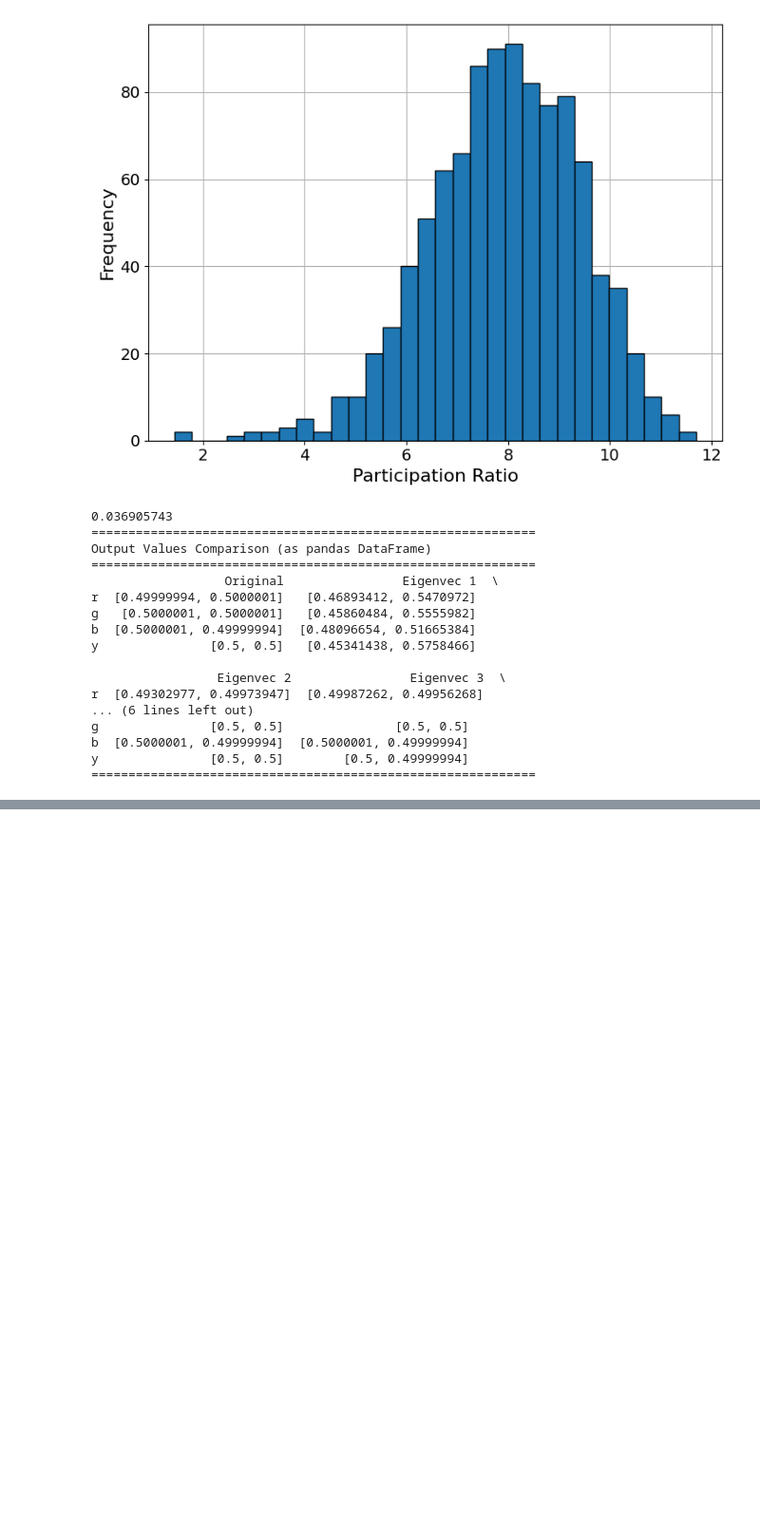
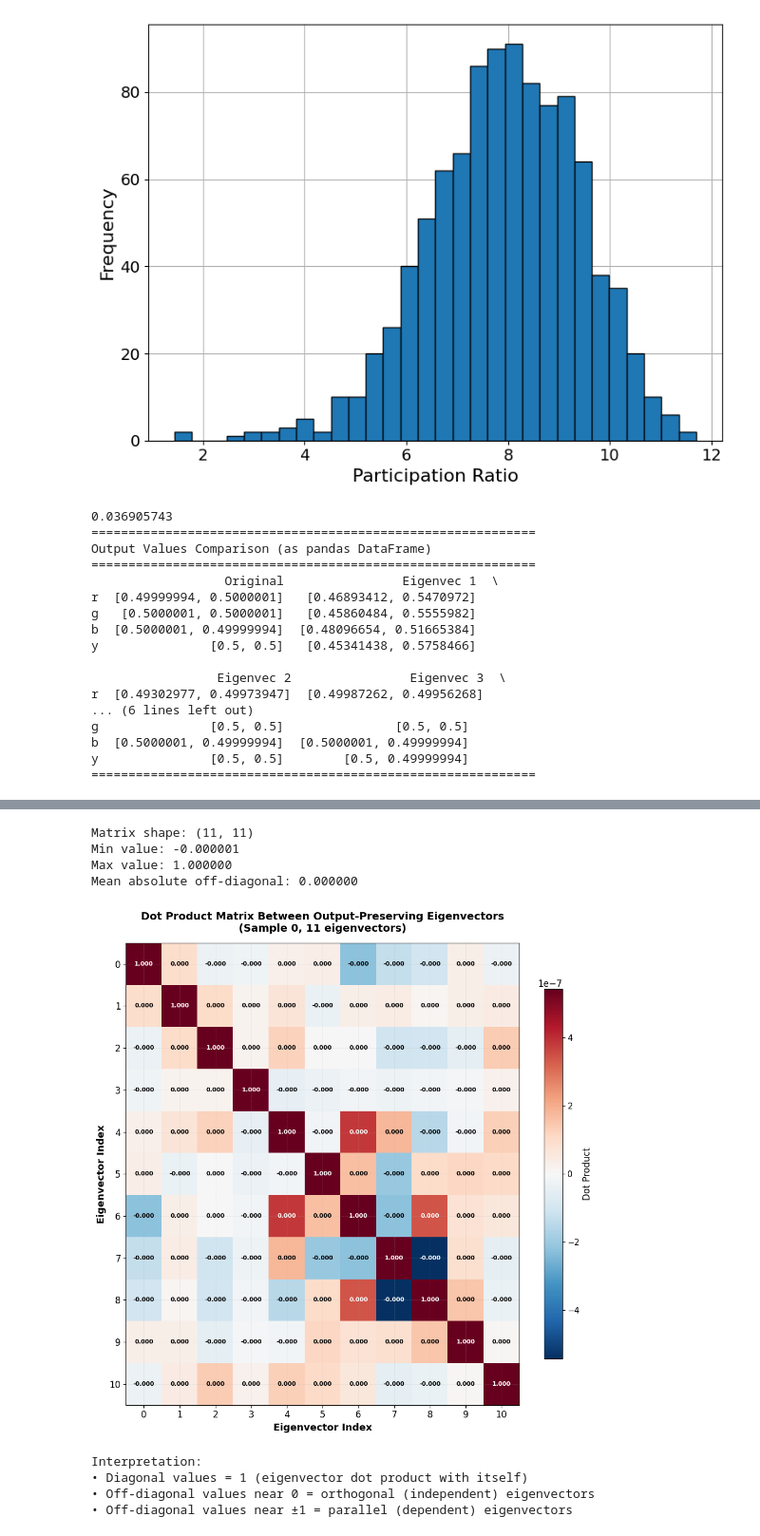
Before and after one commit to hizakim/4th_yr_project, a Jupyter notebook: TMR_after_2.ipynb, the cells around one changed output, grey strips where cells are left out. Shown at 95% size. Drawn from its saved outputs; the diff is of its cells as text; code cells hidden in the pictures; blank space fills up the shorter version.

```diff
--- a/TMR_after_2.ipynb
+++ b/TMR_after_2.ipynb
@@ -710,0 +704,7 @@ display(sensitivity_df[['Eigenvector', 'Eigenvalue', '||Δθ||/||θ₀||', '||Δ
+# %%
+eigenvalues_sample = all_eigenvalues[sample_idx]
+eigenvectors_sample = all_eigenvectors[sample_idx]  # Shape: (n_params, n_params)
+
+eigenvalue_threshold = 1e-5
+low_eig_idx = np.where(eigenvalues_sample < eigenvalue_threshold)[0]
+print(low_eig_idx)
@@ -710,0 +811,71 @@ display(sensitivity_df[['Eigenvector', 'Eigenvalue', '||Δθ||/||θ₀||', '||Δ
+# %%
+# Create a matrix heatmap of dot products between eigenvectors
+# Recompute dot products directly into a matrix for clarity
+dot_product_matrix = np.zeros((n_low_eig, n_low_eig))
+
+# Compute dot products directly and fill matrix
+for i in range(n_low_eig):
+    for j in range(n_low_eig):
+        if i == j:
+            dot_product_matrix[i, j] = 1.0  # Diagonal: eigenvector with itself
+        else:
+            # Compute dot product between normalized eigenvectors
+            dot_product_matrix[i, j] = np.dot(eigenvecs_normalized[:, i], eigenvecs_normalized[:, j])
+
+# Print some statistics for debugging
+print(f"Matrix shape: {dot_product_matrix.shape}")
+print(f"Min value: {dot_product_matrix.min():.6f}")
+print(f"Max value: {dot_product_matrix.max():.6f}")
+off_diagonal = dot_product_matrix.copy()
+np.fill_diagonal(off_diagonal, np.nan)
+print(f"Mean absolute off-diagonal: {np.nanmean(np.abs(off_diagonal)):.6f}")
+print()
+
+# Find the range for better colormap scaling (exclude diagonal)
+off_diagonal = dot_product_matrix.copy()
+np.fill_diagonal(off_diagonal, np.nan)
+vmax = np.nanmax(np.abs(off_diagonal))
+vmin = -vmax if vmax > 0 else -1
+
+# Plot as heatmap
+fig, ax = plt.subplots(figsize=(10, 10))
+im = ax.imshow(dot_product_matrix, cmap='RdBu_r', interpolation='nearest',
+               vmin=vmin, vmax=vmax, aspect='auto')
+cbar = plt.colorbar(im, ax=ax, label='Dot Product', shrink=0.8)
+cbar.ax.tick_params(labelsize=11)
+
+# Add text annotations for better readability (if matrix is not too large)
+if n_low_eig <= 20:
+    for i in range(n_low_eig):
+        for j in range(n_low_eig):
+            val = dot_product_matrix[i, j]
+            text_color = "white" if abs(val) > abs(vmax) * 0.5 else "black"
+            ax.text(j, i, f'{val:.3f}',
+                  ha="center", va="center", color=text_color,
+                  fontsize=8, fontweight='bold')
+
+ax.set_title(f'Dot Product Matrix Between Output-Preserving Eigenvectors\n(Sample {sample_idx}, {n_low_eig} eigenvectors)',
+            fontsize=14, fontweight='bold', pad=15)
+ax.set_xlabel('Eigenvector Index', fontsize=13, fontweight='bold')
+ax.set_ylabel('Eigenvector Index', fontsize=13, fontweight='bold')
+ax.set_xticks(range(n_low_eig))
+ax.set_yticks(range(n_low_eig))
+ax.grid(True, alpha=0.3, linestyle='--', linewidth=0.5)
+
+plt.tight_layout()
+plt.show()
+
+print("Interpretation:")
+print("• Diagonal values = 1 (eigenvector dot product with itself)")
+print("• Off-diagonal values near 0 = orthogonal (independent) eigenvectors")
+print("• Off-diagonal values near ±1 = parallel (dependent) eigenvectors")
+# %% [output]
+Matrix shape: (11, 11)
+Min value: -0.000001
+Max value: 1.000000
+Mean absolute off-diagonal: 0.000000
+[figure, added]
+Interpretation:
+• Diagonal values = 1 (eigenvector dot product with itself)
+• Off-diagonal values near 0 = orthogonal (independent) eigenvectors
+• Off-diagonal values near ±1 = parallel (dependent) eigenvectors
```
Also changed, not shown: parts of 10 cells of this notebook.
